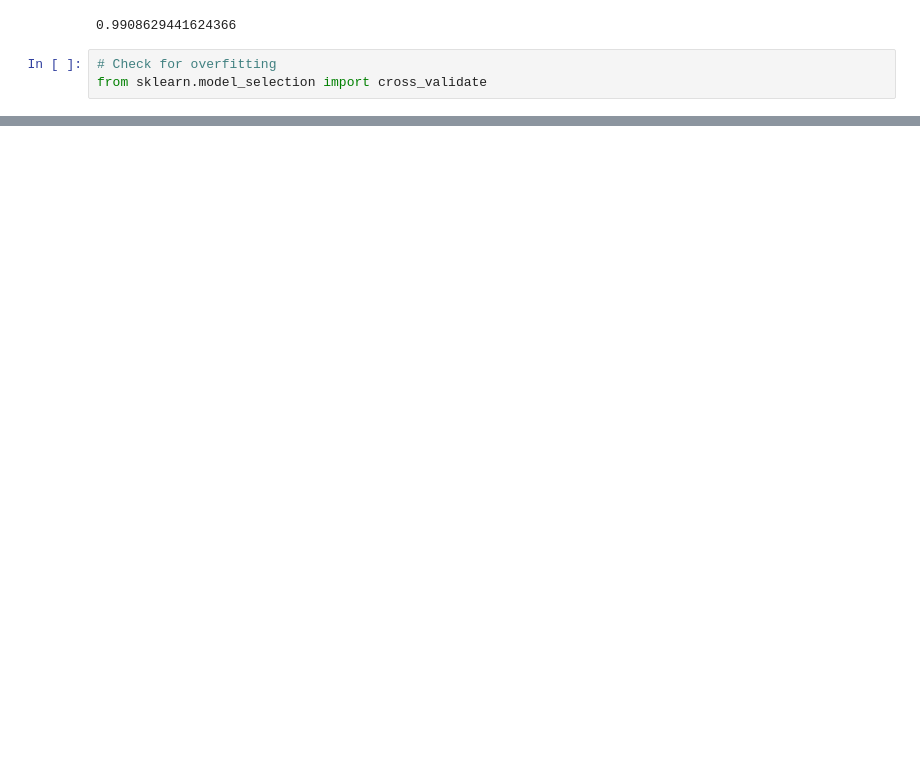
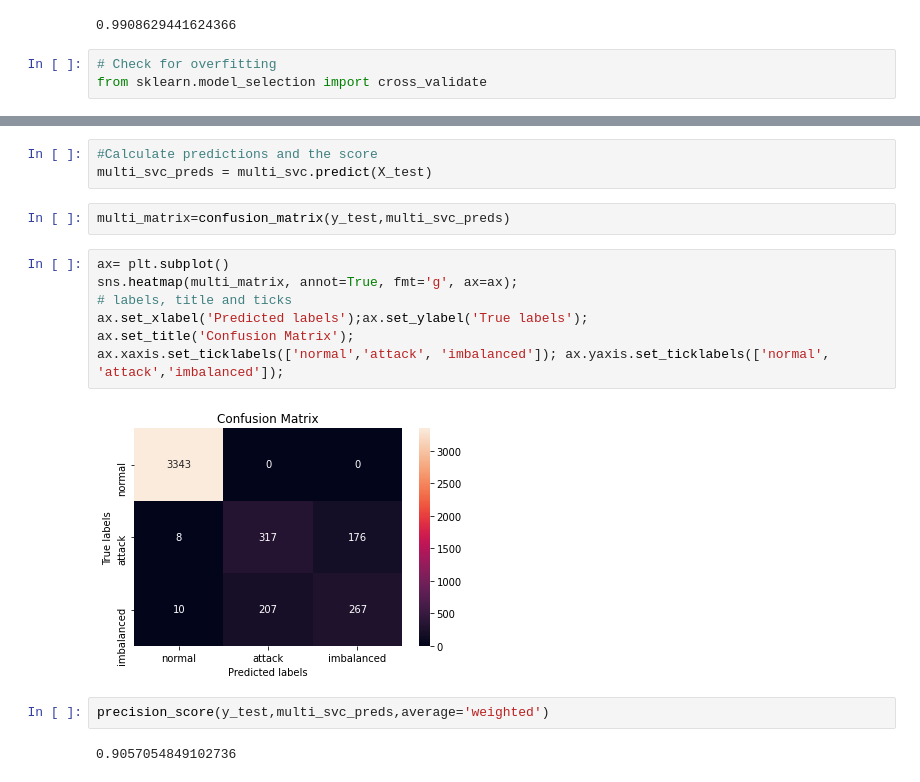
Before and after one commit to cholmess/Electric_Grid_Prediction, a Jupyter notebook: notebooks/Data Exploration.ipynb, the cells around one changed output, grey strips where cells are left out. Cells and saved outputs as stored; diff of their text form; blank space fills up the shorter version.

```diff
--- a/notebooks/Data Exploration.ipynb
+++ b/notebooks/Data Exploration.ipynb
@@ -782,0 +768,18 @@ cross_validate(multi_svc,X,y_multi,cv=5,return_train_score=True)
+# %%
+#Calculate predictions and the score
+multi_svc_preds = multi_svc.predict(X_test)
+# %%
+multi_matrix=confusion_matrix(y_test,multi_svc_preds)
+# %%
+ax= plt.subplot()
+sns.heatmap(multi_matrix, annot=True, fmt='g', ax=ax);
+# labels, title and ticks
+ax.set_xlabel('Predicted labels');ax.set_ylabel('True labels');
+ax.set_title('Confusion Matrix');
+ax.xaxis.set_ticklabels(['normal','attack', 'imbalanced']); ax.yaxis.set_ticklabels(['normal', 'attack','imbalanced']);
+# %% [output]
+[figure, added]
+# %%
+precision_score(y_test,multi_svc_preds,average='weighted')
+# %% [output]
+0.9057054849102736
```
Also changed, not shown: parts of 27 cells of this notebook.
